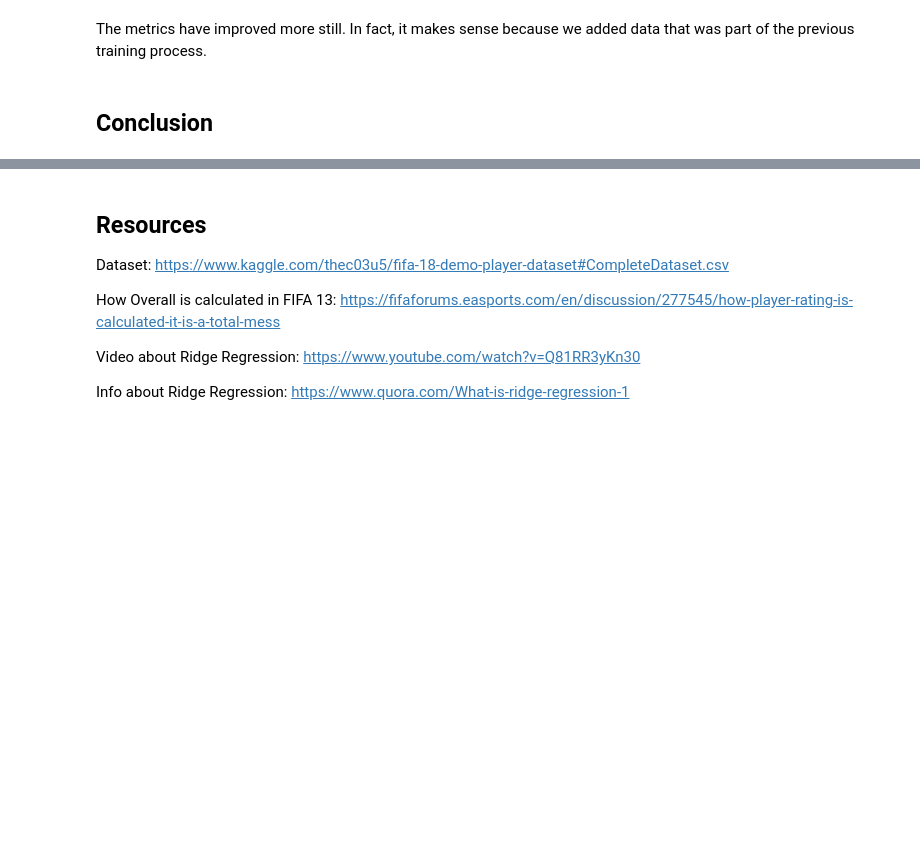
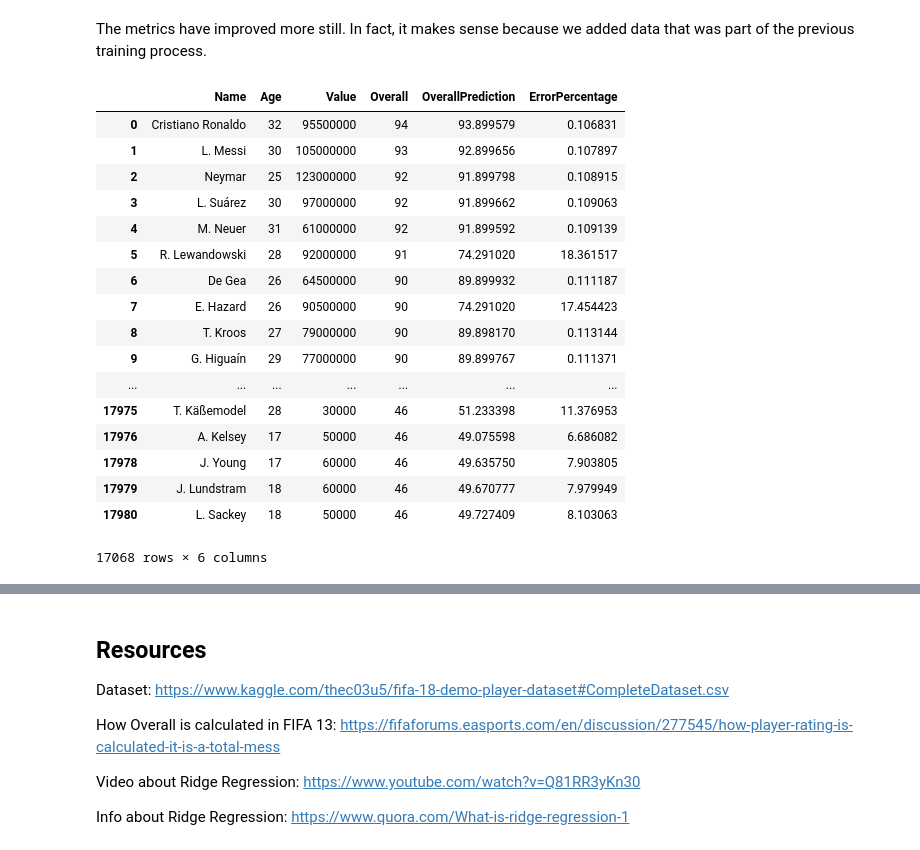
Before and after one commit to KostadinovK/Football-Players-Overall-Predictor, a Jupyter notebook: Football-Players-Overall-Predictor.ipynb, the cells around one changed output, grey strips where cells are left out. Drawn from its saved outputs; the diff is of its cells as text; code cells hidden in the pictures; blank space fills up the shorter version.

```diff
--- a/Football-Players-Overall-Predictor.ipynb
+++ b/Football-Players-Overall-Predictor.ipynb
@@ -545,4 +535,25 @@ Variance score:  0.9870245231833707
 # %% [markdown]
 The metrics have improved more still. In fact, it makes sense because we added data that was part of the previous training process.
-# %% [markdown]
-## Conclusion
+# %%
+players_data['OverallPrediction'] = y_svr_all
+players_data['ErrorPercentage'] =  np.abs((players_data.Overall - y_svr_all) / players_data.Overall * 100)
+players_data[['Name', 'Age', 'Value', 'Overall', 'OverallPrediction','ErrorPercentage']]
+# %% [output]
+|  | Name | Age | Value | Overall | OverallPrediction | ErrorPercentage |
+| 0 | Cristiano Ronaldo | 32 | 95500000 | 94 | 93.899579 | 0.106831 |
+| 1 | L. Messi | 30 | 105000000 | 93 | 92.899656 | 0.107897 |
+| 2 | Neymar | 25 | 123000000 | 92 | 91.899798 | 0.108915 |
+| 3 | L. Suárez | 30 | 97000000 | 92 | 91.899662 | 0.109063 |
+| 4 | M. Neuer | 31 | 61000000 | 92 | 91.899592 | 0.109139 |
+| 5 | R. Lewandowski | 28 | 92000000 | 91 | 74.291020 | 18.361517 |
+| 6 | De Gea | 26 | 64500000 | 90 | 89.899932 | 0.111187 |
+| 7 | E. Hazard | 26 | 90500000 | 90 | 74.291020 | 17.454423 |
+| 8 | T. Kroos | 27 | 79000000 | 90 | 89.898170 | 0.113144 |
+| 9 | G. Higuaín | 29 | 77000000 | 90 | 89.899767 | 0.111371 |
+| ... | ... | ... | ... | ... | ... | ... |
+| 17975 | T. Käßemodel | 28 | 30000 | 46 | 51.233398 | 11.376953 |
+| 17976 | A. Kelsey | 17 | 50000 | 46 | 49.075598 | 6.686082 |
+| 17978 | J. Young | 17 | 60000 | 46 | 49.635750 | 7.903805 |
+| 17979 | J. Lundstram | 18 | 60000 | 46 | 49.670777 | 7.979949 |
+| 17980 | L. Sackey | 18 | 50000 | 46 | 49.727409 | 8.103063 |
+17068 rows × 6 columns
```
Also changed, not shown: parts of 23 cells of this notebook.
